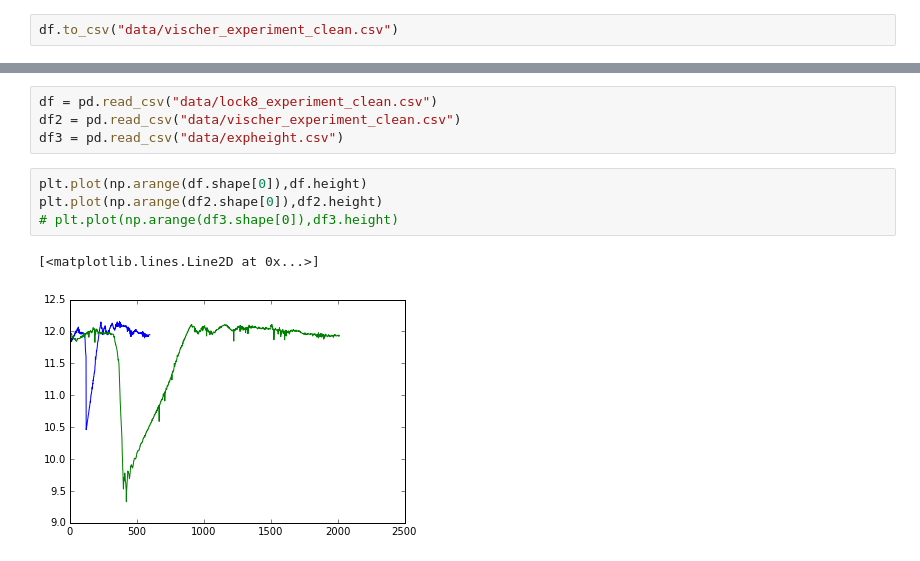
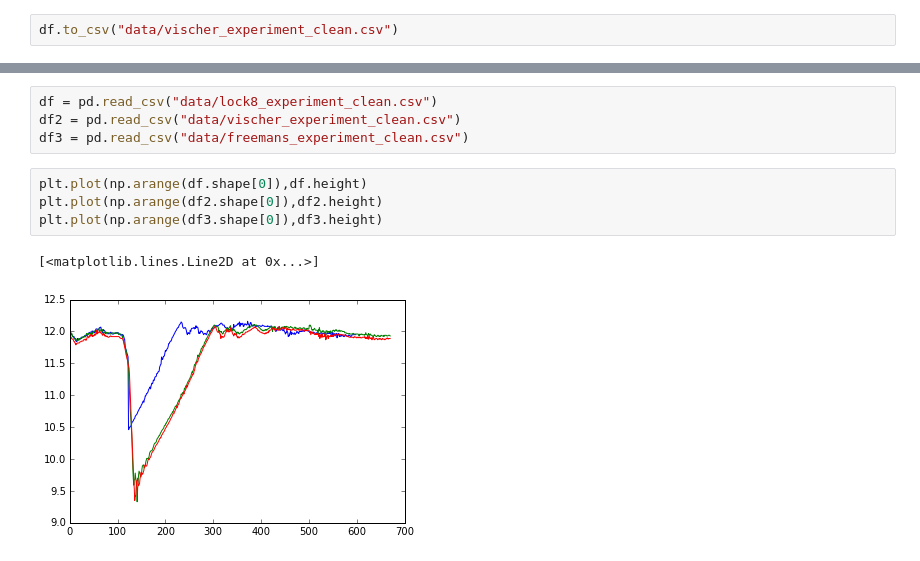
Before and after one commit to ehoulihan/cs171implementation, a Jupyter notebook: load_data.ipynb, the cells around one changed output, grey strips where cells are left out. Cells and saved outputs as stored; diff of their text form.

```diff
--- a/load_data.ipynb
+++ b/load_data.ipynb
@@ -117,11 +131,11 @@ df.to_csv("data/lock8_experiment_clean.csv")
 # %%
 df = pd.read_csv("data/lock8_experiment_clean.csv")
 df2 = pd.read_csv("data/vischer_experiment_clean.csv")
-df3 = pd.read_csv("data/expheight.csv")
+df3 = pd.read_csv("data/freemans_experiment_clean.csv")
 # %%
 plt.plot(np.arange(df.shape[0]),df.height)
 plt.plot(np.arange(df2.shape[0]),df2.height)
-# plt.plot(np.arange(df3.shape[0]),df3.height)
+plt.plot(np.arange(df3.shape[0]),df3.height)
 # %% [output]
 [<matplotlib.lines.Line2D at 0x...>]
-[figure, old version]
+[figure, new version]
```
Also changed, not shown: parts of 4 cells of this notebook, 7 other files.
